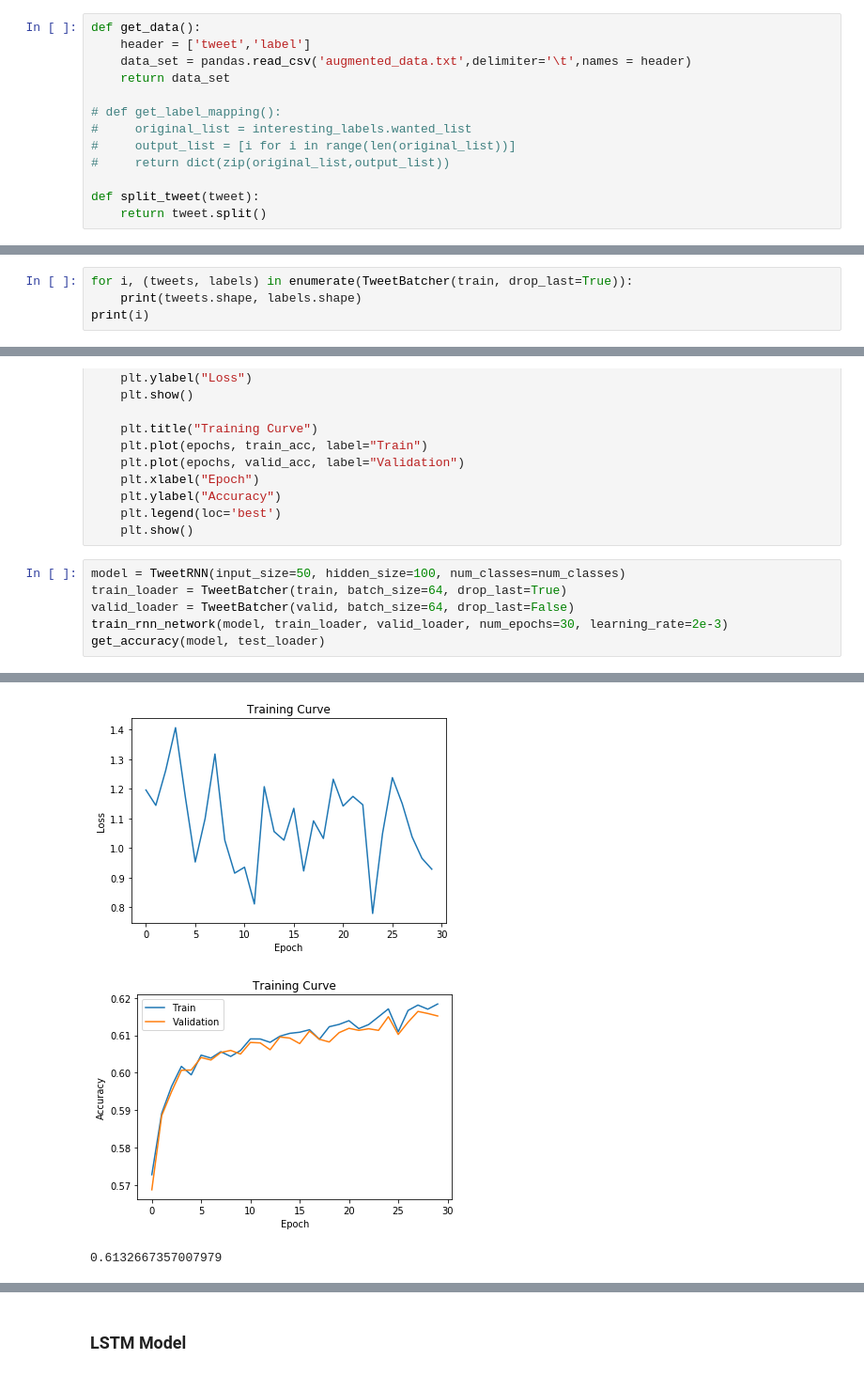
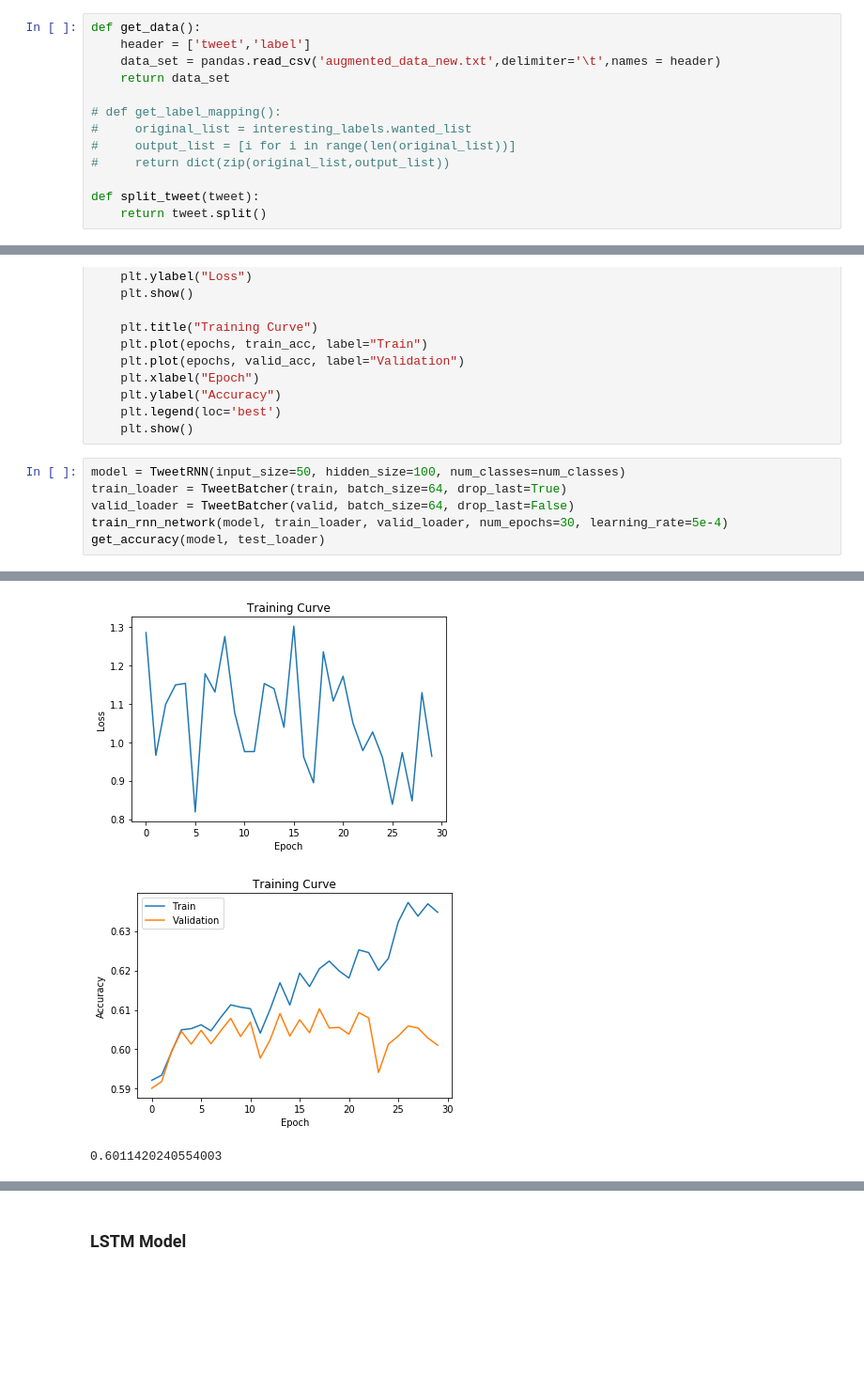
Before and after one commit to mohsenpour/PredictMoji, a Jupyter notebook: Rohit/Rohit_Base_Model_Updated.ipynb, the cells around one changed output, grey strips where cells are left out. Shown at 94% size. Cells and saved outputs as stored; diff of their text form; blank space fills up the shorter version.

Commit message:
Both models got notably worse when usinged newly augmented data (more synonym tweets)

```diff
--- a/Rohit/Rohit_Base_Model_Updated.ipynb
+++ b/Rohit/Rohit_Base_Model_Updated.ipynb
@@ -19,7 +19,7 @@ import pandas
 # %%
 def get_data():
     header = ['tweet','label']
-    data_set = pandas.read_csv('augmented_data.txt',delimiter='\t',names = header)
+    data_set = pandas.read_csv('augmented_data_new.txt',delimiter='\t',names = header)
     return data_set
 
 # def get_label_mapping():
@@ -222,7 +159,3 @@ class TweetBatcher:
             except StopIteration:
                 # no more elements in the iterator, remove it
                 iters.remove(im)
-# %%
-for i, (tweets, labels) in enumerate(TweetBatcher(train, drop_last=True)):
-    print(tweets.shape, labels.shape)
-print(i)
@@ -313,6 +228,6 @@ def train_rnn_network(model, train, valid, num_epochs=5, learning_rate=1e-5):
 model = TweetRNN(input_size=50, hidden_size=100, num_classes=num_classes)
 train_loader = TweetBatcher(train, batch_size=64, drop_last=True)
 valid_loader = TweetBatcher(valid, batch_size=64, drop_last=False)
-train_rnn_network(model, train_loader, valid_loader, num_epochs=30, learning_rate=2e-3)
+train_rnn_network(model, train_loader, valid_loader, num_epochs=30, learning_rate=5e-4)
 get_accuracy(model, test_loader)
 # %% [output]
@@ -336,6 +251,6 @@ Epoch 30; Loss 0.928881; Train Acc 0.618369; Val Acc 0.615164
-[figure, old version]
+[figure, new version]
-[figure, old version]
+[figure, new version]
-0.6132667357007979
+0.6011420240554003
 # %%
 model = TweetRNN(input_size=50, hidden_size=100, num_classes=num_classes)
 train_loader = TweetBatcher(train, batch_size=64, drop_last=True)
```
Also changed, not shown: parts of 13 cells of this notebook.
